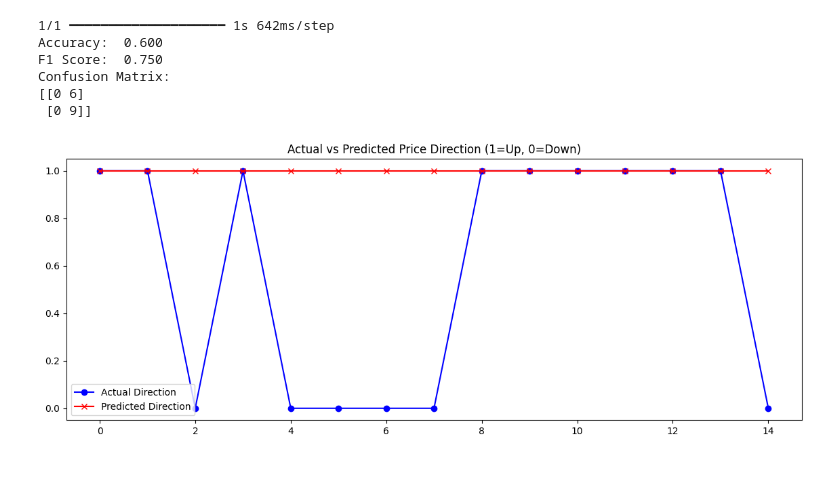
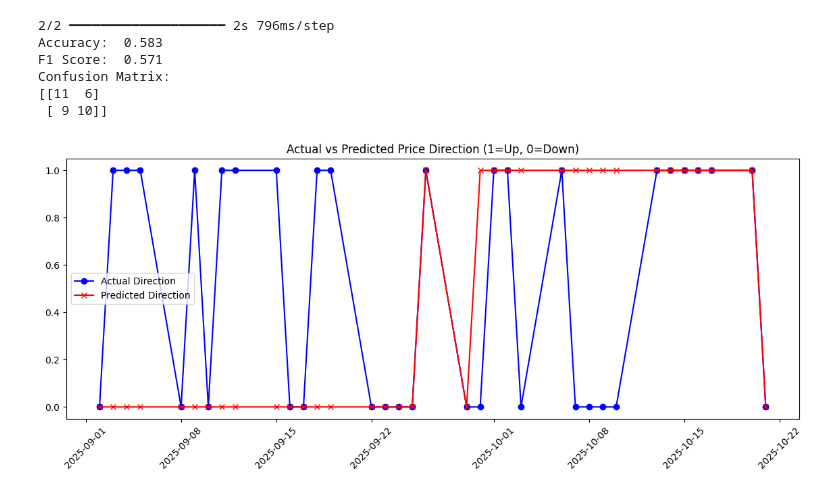
Before and after one commit to CenturionTheMan/WhiteRock, a Jupyter notebook: src/test.ipynb, the cells around one changed output. Drawn from its saved outputs; the diff is of its cells as text; code cells hidden in the pictures.

```diff
--- a/src/test.ipynb
+++ b/src/test.ipynb
@@ -18,7 +18,7 @@ from sklearn.metrics import accuracy_score, precision_score, recall_score, f1_sc
 CSV_PATH = './../data/GOOGL.csv'
 DATE_COL = 'Date'
 
-SEQ_LENGTH = 30
+SEQ_LENGTH = 90
 BATCH_SIZE = 32
 LEARNING_RATE = 0.001
 EPOCHS = 100
@@ -33,8 +33,8 @@ FEATURES = [
 
 TARGET = 'direction'
 
-TRAINING_RANGE = ('2022-01-01', '2025-09-30')
-TESTING_RANGE = ('2025-10-01', '2025-10-22')
+TRAINING_RANGE = [('2023-01-01', '2025-08-30')]
+TESTING_RANGE = [('2025-09-01', '2025-10-23')]
 # %%
 SEED = 42
 np.random.seed(SEED)
@@ -91,18 +91,35 @@ def find_closest_date_index(dates_array, target_date):
     index = np.argmin(np.abs(dates_array - target_date))
     return index
 
-train_beg, train_end = find_closest_date_index(dates, TRAINING_RANGE[0]), find_closest_date_index(dates, TRAINING_RANGE[1])
-test_beg, test_end = find_closest_date_index(dates, TESTING_RANGE[0]), find_closest_date_index(dates, TESTING_RANGE[1])
+def get_samples_in_range(df, start_date, end_date):
+    beg, end = find_closest_date_index(dates, start_date), find_closest_date_index(dates, end_date)
+    _x, _y = X[beg:end+1], y[beg:end+1]
+    return _x, _y, beg, end
 
-print(f"Training: beg_idx={train_beg} -> beg={dates[train_beg]} || end_idx={train_end} -> end={dates[train_end]}")
-print(f"Testing:  beg_idx={test_beg} -> beg={dates[test_beg]} || end_idx={test_end} -> end={dates[test_end]}")
+# train_beg, train_end = find_closest_date_index(dates, TRAINING_RANGE[0]), find_closest_date_index(dates, TRAINING_RANGE[1])
+# test_beg, test_end = find_closest_date_index(dates, TESTING_RANGE[0]), find_closest_date_index(dates, TESTING_RANGE[1])
+# print(f"Training: beg_idx={train_beg} -> beg={dates[train_beg]} || end_idx={train_end} -> end={dates[train_end]}")
+# print(f"Testing:  beg_idx={test_beg} -> beg={dates[test_beg]} || end_idx={test_end} -> end={dates[test_end]}")
+X_train_val, y_train_val = [], []
+for beg, end in TRAINING_RANGE:
+    _x, _y, _, _ = get_samples_in_range(df, beg, end)
+    X_train_val.extend(_x)
+    y_train_val.extend(_y)
 
-X_train_val, y_train_val = X[train_beg:train_end+1], y[train_beg:train_end+1]
 split_index = int(len(X_train_val) * (1 - VAL_SPLIT))
-
 X_train, y_train = X_train_val[:split_index], y_train_val[:split_index]
 X_val, y_val = X_train_val[split_index:], y_train_val[split_index:]
-X_test, y_test = X[test_beg:test_end+1], y[test_beg:test_end+1]
+X_test, y_test = [], []
+test_dates = []
+for beg, end in TESTING_RANGE:
+    _x, _y, d_beg, d_end = get_samples_in_range(df, beg, end)
+    X_test.extend(_x)
+    y_test.extend(_y)
+    test_dates.extend(dates[d_beg:d_end+1])
+
+X_train, y_train = np.array(X_train), np.array(y_train)
+X_val, y_val = np.array(X_val), np.array(y_val)
+X_test, y_test = np.array(X_test), np.array(y_test)
 
 print(f"X_train shape: {X_train.shape}, y_train shape: {y_train.shape}")
 print(f"X_val shape: {X_val.shape}, y_val shape: {y_val.shape}")
@@ -115,4 +132,6 @@ X_val = feature_scaler.transform(X_val.reshape(-1, X_val.shape[-1])).reshape(X_v
 X_test = feature_scaler.transform(X_test.reshape(-1, X_test.shape[-1])).reshape(X_test.shape)
 
 print(tb.tabulate(X_train[0][:5], headers=FEATURES, tablefmt='psql'))
+
+print(pd.DataFrame(y_train).value_counts(normalize=True))
 # %% [output]
@@ -203,18 +224,20 @@ print(f"F1 Score:  {f1:.3f}")
 print("Confusion Matrix:")
 print(confusion_matrix(y_true, pred_labels))
 # %% [output]
-1/1 ━━━━━━━━━━━━━━━━━━━━ 1s 642ms/step
-Accuracy:  0.600
-F1 Score:  0.750
+2/2 ━━━━━━━━━━━━━━━━━━━━ 2s 796ms/step
+Accuracy:  0.583
+F1 Score:  0.571
 Confusion Matrix:
-[[0 6]
- [0 9]]
+[[11  6]
+ [ 9 10]]
 # %%
+dates = test_dates
 plt.figure(figsize=(14, 5))
-plt.plot(y_true, label='Actual Direction', color='blue', marker='o')
-plt.plot(pred_labels, label='Predicted Direction', color='red', marker='x')
+plt.plot(dates, y_true, label='Actual Direction', color='blue', marker='o')
+plt.plot(dates, pred_labels, label='Predicted Direction', color='red', marker='x')
 plt.title('Actual vs Predicted Price Direction (1=Up, 0=Down)')
+plt.xticks(rotation=45)
 plt.legend()
 plt.show()
 # %% [output]
-[figure, old version]
+[figure, new version]
```
Also changed, not shown: parts of 4 cells of this notebook.
